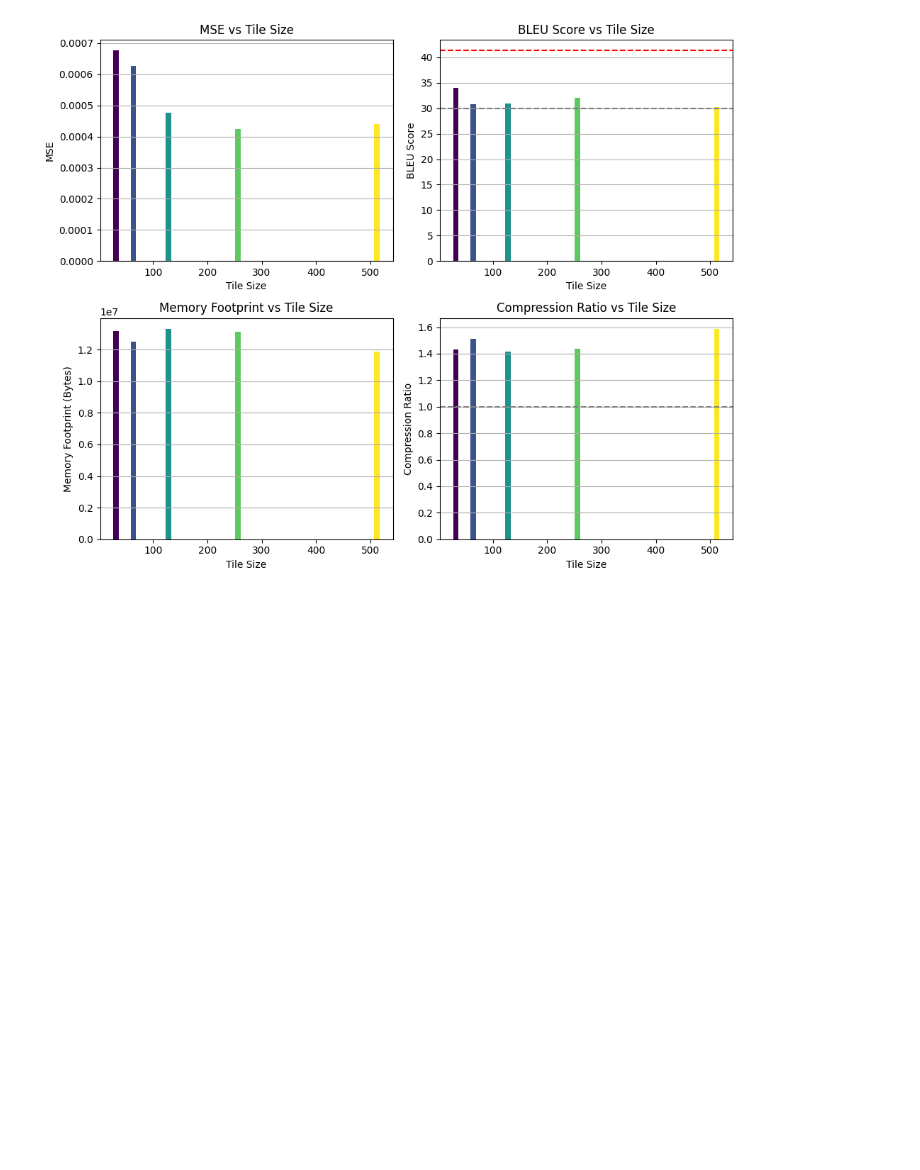
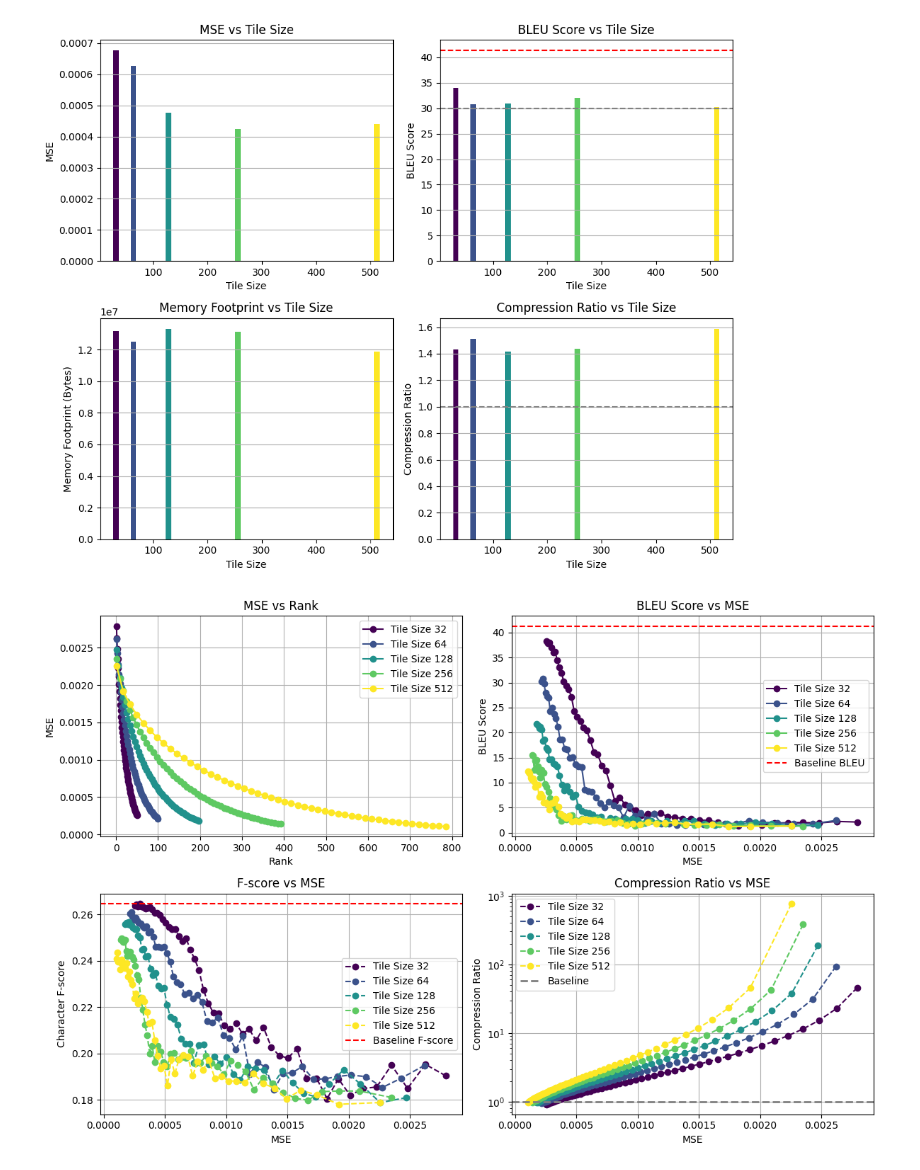
Before and after one commit to justinhuang666666/Approximate-Matrix-Vector-Multiplication, a Jupyter notebook: simulation_result/simulation_tiling.ipynb, the cells around one changed output. Cells and saved outputs as stored; diff of their text form; code cells hidden in the pictures; blank space fills up the shorter version.

```diff
--- a/simulation_result/simulation_tiling.ipynb
+++ b/simulation_result/simulation_tiling.ipynb
@@ -271,3 +272,94 @@ plt.tight_layout()
 plt.show()
 # %% [output]
 [figure]
+# %%
+data1 = pd.read_csv('group.csv')
+
+
+# Set up the plots
+plt.figure(figsize=(12,8))
+
+# Generate a colormap with Viridis
+viridis = cm.get_cmap('viridis', len(tile_sizes))
+
+# Plot BLEU Score against MSE
+plt.subplot(2, 2, 1)
+for i, tile_size in enumerate(tile_sizes):
+    subset = data1[data1['Tile Size'] == tile_size]
+    plt.plot(
+        subset['Steps'],
+        subset['MSE'],
+        marker='o',
+        linestyle='-',
+        label=f'Tile Size {tile_size}',
+        color=viridis(i / len(tile_sizes))  # Assign colors using the colormap
+    )
+
+plt.xlabel('Rank')
+plt.ylabel('MSE')
+plt.title('MSE vs Rank')
+plt.grid(True)
+plt.legend()
+
+# Plot BLEU Score against MSE
+plt.subplot(2, 2, 2)
+for i, tile_size in enumerate(tile_sizes):
+    subset = data1[data1['Tile Size'] == tile_size]
+    plt.plot(
+        subset['MSE'],
+        subset['BLEU Score'],
+        marker='o',
+        linestyle='-',
+        label=f'Tile Size {tile_size}',
+        color=viridis(i / len(tile_sizes))  # Assign colors using the colormap
+    )
+plt.axhline(y=baseline_bleu, color='red', linestyle='--',label='Baseline BLEU')
+plt.xlabel('MSE')
+plt.ylabel('BLEU Score')
+plt.title('BLEU Score vs MSE')
+plt.grid(True)
+plt.legend()
+
+# Plot F-score against MSE
+plt.subplot(2, 2, 3)
+for i, tile_size in enumerate(tile_sizes):
+    subset = data1[data1['Tile Size'] == tile_size]
+    plt.plot(
+        subset['MSE'],
+        subset['Character F-score'],
+        marker='o',
+        linestyle='--',
+        label=f'Tile Size {tile_size}',
+        color=viridis(i / len(tile_sizes))  # Assign colors using the colormap
+    )
+plt.axhline(y=baseline_fscore, color='red', linestyle='--',label='Baseline F-score')
+plt.xlabel('MSE')
+plt.ylabel('Character F-score')
+plt.title('F-score vs MSE')
+plt.grid(True)
+plt.legend()
+
+# Plot Compression Ratio against MSE
+plt.subplot(2, 2, 4)
+for i, tile_size in enumerate(tile_sizes):
+    subset = data1[data1['Tile Size'] == tile_size]
+    plt.plot(
+        subset['MSE'],
+        subset['Compression Ratio'],
+        marker='o',
+        linestyle='--',
+        label=f'Tile Size {tile_size}',
+        color=viridis(i / len(tile_sizes))  # Assign colors using the colormap
+    )
+plt.xlabel('MSE')
+plt.axhline(y=1, color='gray', linestyle='--',linewidth=2,label='Baseline')
+plt.ylabel('Compression Ratio')
+plt.title('Compression Ratio vs MSE')
+plt.yscale('log')
+plt.grid(True)
+plt.legend()
+
+plt.tight_layout()
+plt.show()
+# %% [output]
+[figure, added]
```
Also changed, not shown: parts of 3 cells of this notebook, 3 other files.
